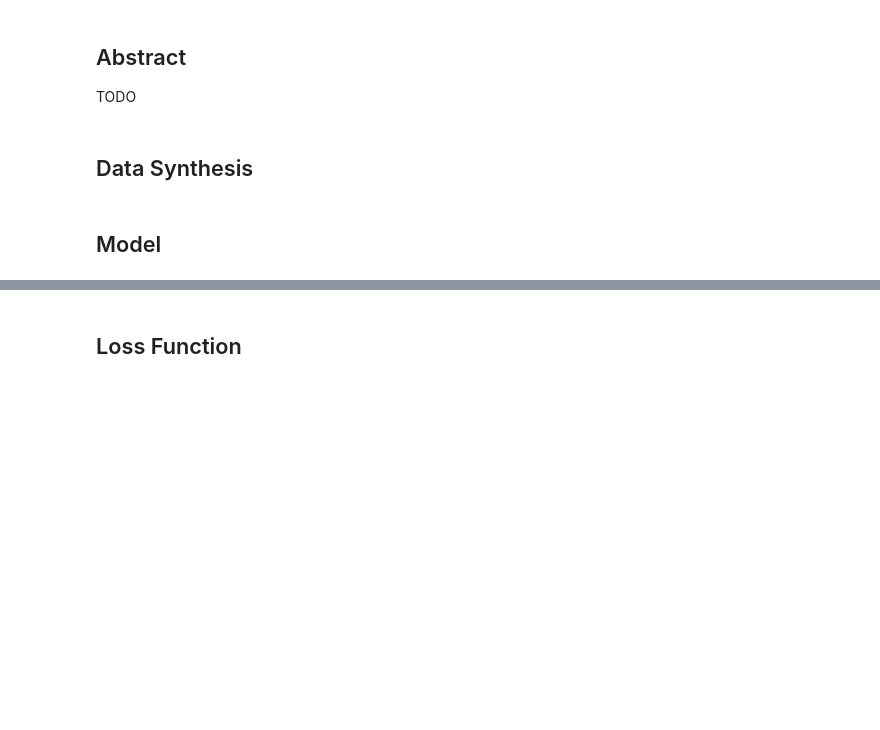
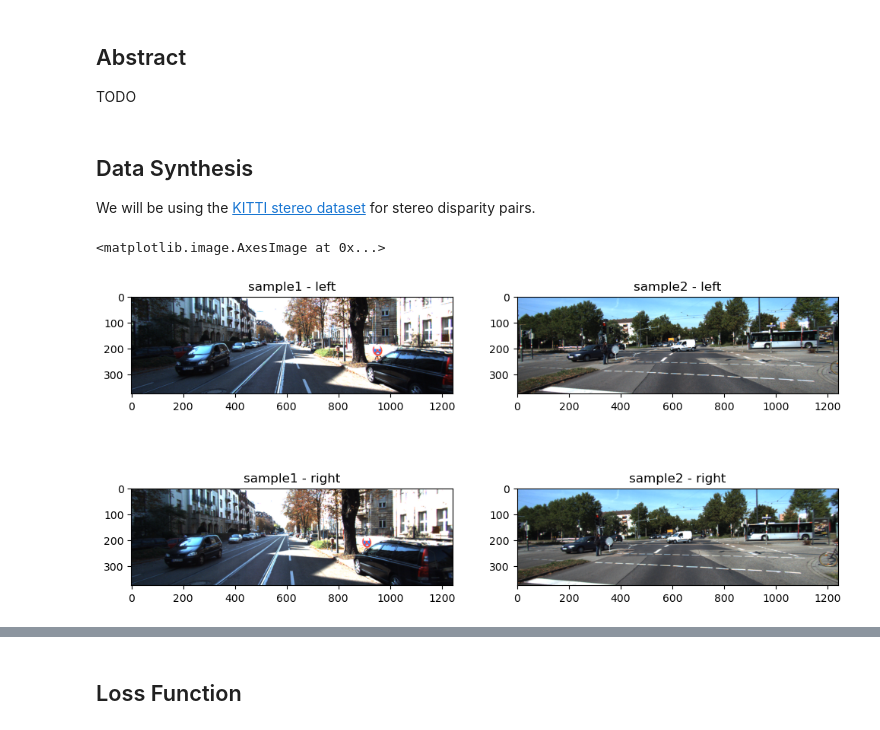
Before and after one commit to OliverTattersall/monoDepthEstim, a Jupyter notebook: FinalProj.ipynb, the cells around one changed output, grey strips where cells are left out. Cells and saved outputs as stored; diff of their text form; code cells hidden in the pictures; blank space fills up the shorter version.

Commit message:
First take on the model

```diff
--- a/FinalProj.ipynb
+++ b/FinalProj.ipynb
@@ -11,6 +11,4 @@ Plan:
 ## Abstract
 
 TODO
-# %% [markdown]
-## Data Synthesis
 # %%
@@ -37,3 +30 @@ import torchvision.transforms.functional as tF
 import torchvision.models as models
-# %% [markdown]
-## Model
@@ -45,0 +31,32 @@ class Model(nn.Module):
+# %% [markdown]
+## Data Synthesis
+
+We will be using the [KITTI stereo dataset](https://www.cvlibs.net/datasets/kitti/eval_scene_flow.php?benchmark=stereo) for stereo disparity pairs.
+# %%
+# Importing the KITTY dataset
+
+DATASET_PATH = 'datasets'
+
+# Create a dataloader to load in images
+sample1 = Kitti2015Stereo(root=DATASET_PATH)[0]
+sample2 = Kitti2015Stereo(root=DATASET_PATH)[30]
+
+left1, right1, _, _ = sample1
+left2, right2, _, _ = sample2
+
+fig = plt.figure(figsize=(12,6))
+ax1 = fig.add_subplot(2,2,1)
+plt.title('sample1 - left')
+ax1.imshow(left1)
+ax2 = fig.add_subplot(2,2,3)
+plt.title('sample1 - right')
+ax2.imshow(right1)
+ax3 = fig.add_subplot(2,2,2)
+plt.title('sample2 - left')
+ax3.imshow(left2)
+ax4 = fig.add_subplot(2,2,4)
+plt.title('sample2 - right')
+ax4.imshow(right2)
+# %% [output]
+<matplotlib.image.AxesImage at 0x...>
+[figure, added]
```
Also changed, not shown: parts of 4 cells of this notebook, 1 other file.
